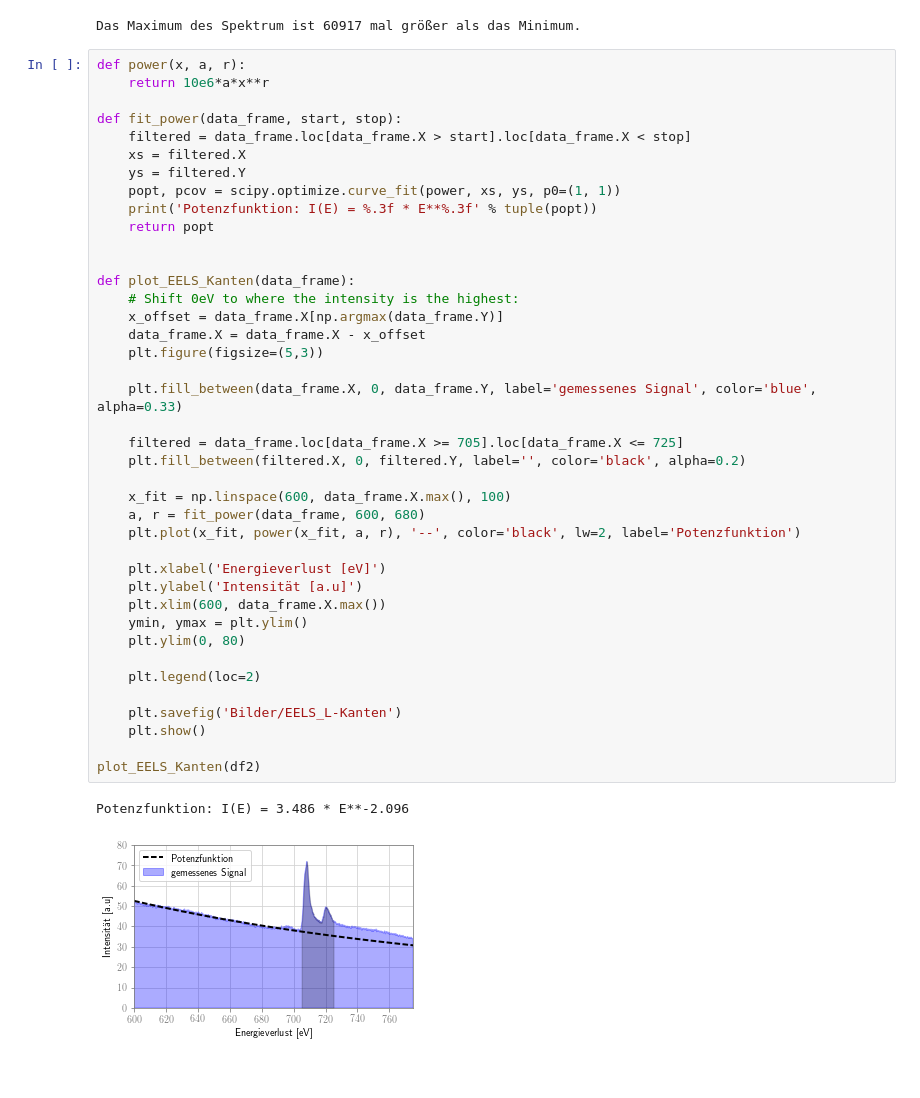
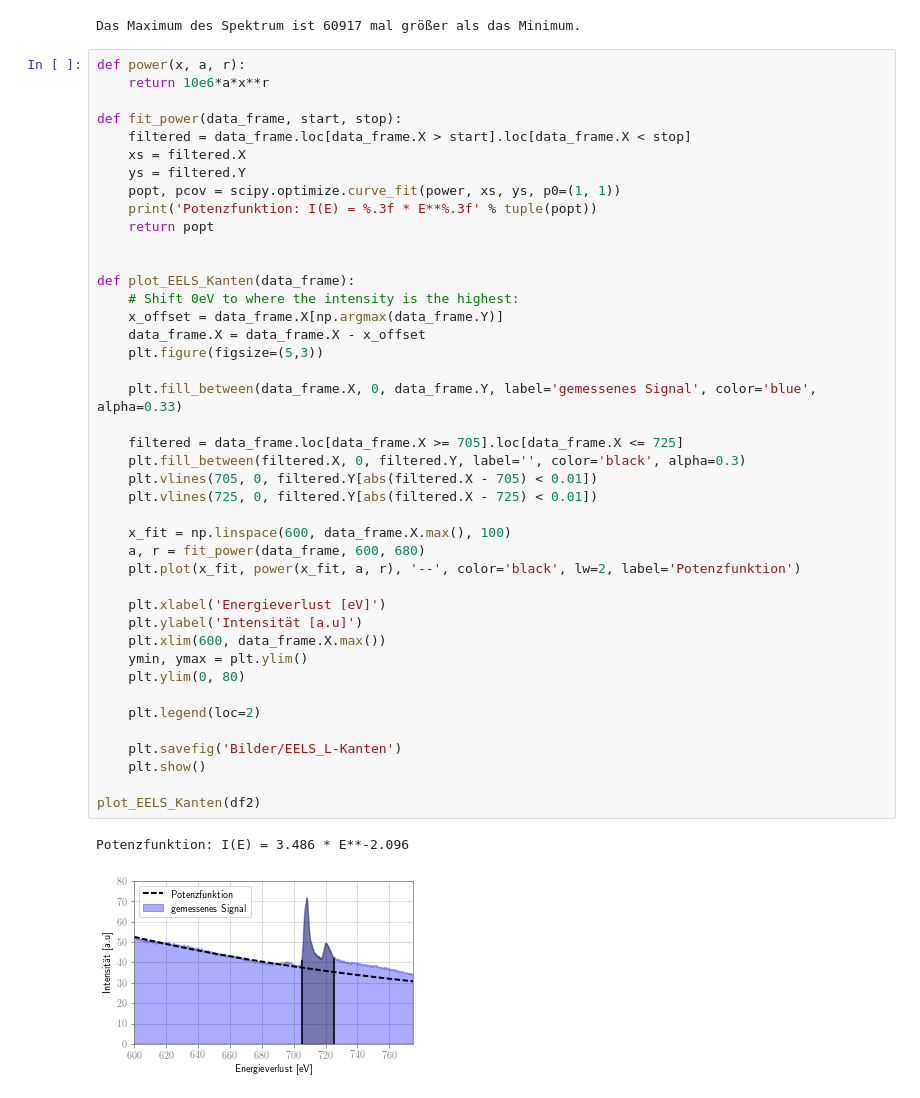
Before and after one commit to m-entrup/Dissertation, a Jupyter notebook: Jupyter-Notebooks/Kapitel2/EELS-Overview.ipynb, the cells around one changed output. Saved outputs shown, nothing was run; the diff lists cells and outputs as text.

```diff
--- a/Jupyter-Notebooks/Kapitel2/EELS-Overview.ipynb
+++ b/Jupyter-Notebooks/Kapitel2/EELS-Overview.ipynb
@@ -119,32 +119,34 @@ def fit_power(data_frame, start, stop):
 
 
 def plot_EELS_Kanten(data_frame):
     # Shift 0eV to where the intensity is the highest:
     x_offset = data_frame.X[np.argmax(data_frame.Y)]
     data_frame.X = data_frame.X - x_offset
     plt.figure(figsize=(5,3))
 
     plt.fill_between(data_frame.X, 0, data_frame.Y, label='gemessenes Signal', color='blue', alpha=0.33)
 
     filtered = data_frame.loc[data_frame.X >= 705].loc[data_frame.X <= 725]
-    plt.fill_between(filtered.X, 0, filtered.Y, label='', color='black', alpha=0.2)
+    plt.fill_between(filtered.X, 0, filtered.Y, label='', color='black', alpha=0.3)
+    plt.vlines(705, 0, filtered.Y[abs(filtered.X - 705) < 0.01])
+    plt.vlines(725, 0, filtered.Y[abs(filtered.X - 725) < 0.01])
 
     x_fit = np.linspace(600, data_frame.X.max(), 100)
     a, r = fit_power(data_frame, 600, 680)
     plt.plot(x_fit, power(x_fit, a, r), '--', color='black', lw=2, label='Potenzfunktion')
 
     plt.xlabel('Energieverlust [eV]')
     plt.ylabel('Intensität [a.u]')
     plt.xlim(600, data_frame.X.max())
     ymin, ymax = plt.ylim()
     plt.ylim(0, 80)
 
     plt.legend(loc=2)
 
     plt.savefig('Bilder/EELS_L-Kanten')
     plt.show()
 
 plot_EELS_Kanten(df2)
 # %% [output]
 Potenzfunktion: I(E) = 3.486 * E**-2.096
-[figure, old version]
+[figure, new version]
```
Also changed, not shown: 2 other files.
